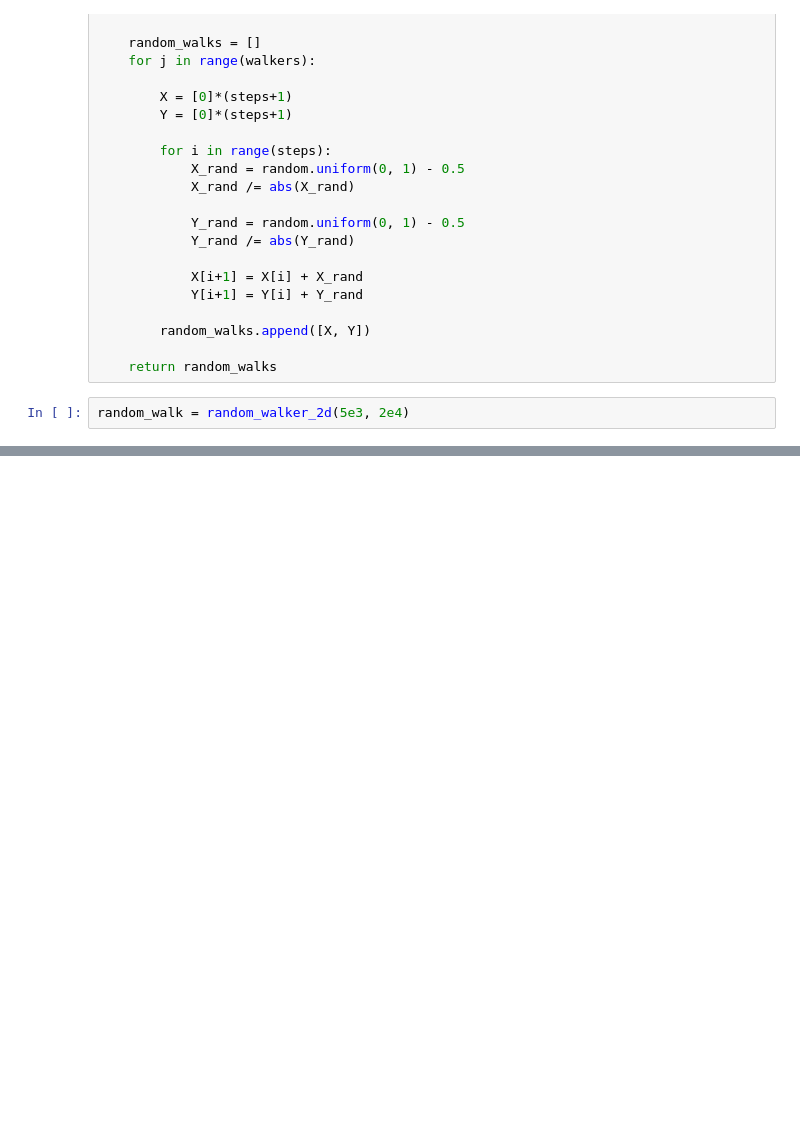
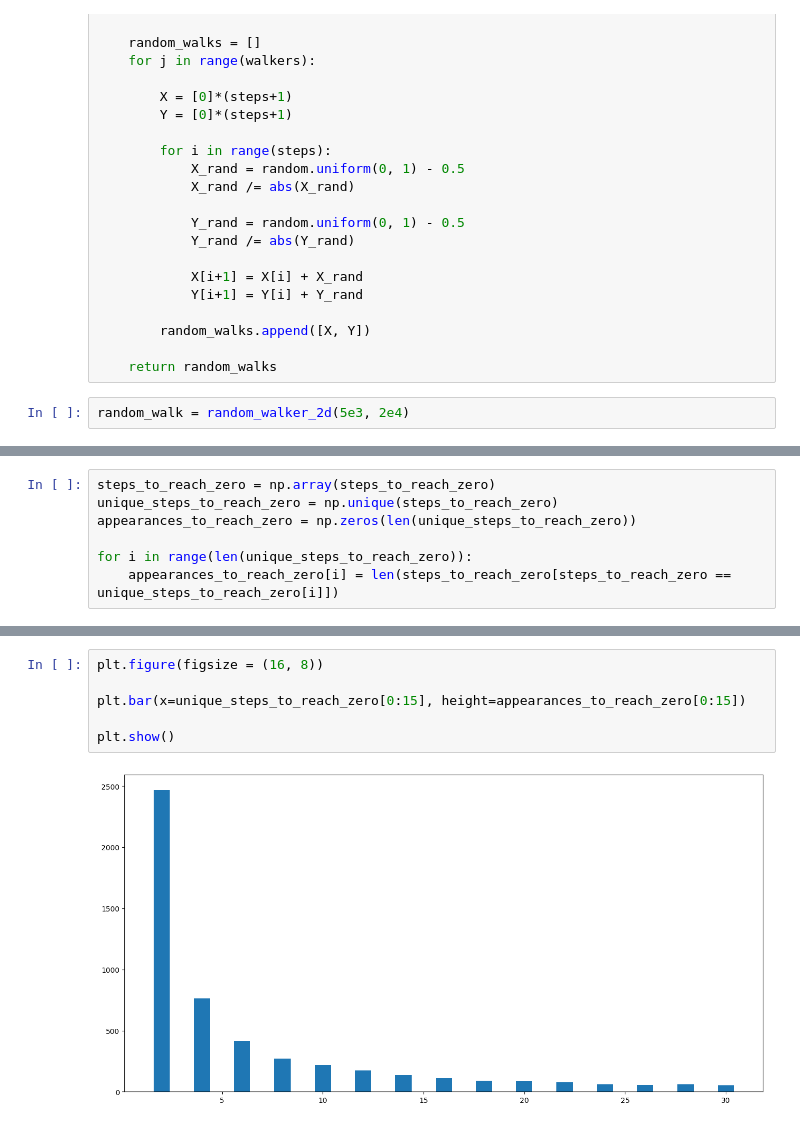
Before and after one commit to TheLightBringer616/Canal-Youtube, a Jupyter notebook: Otros/2D_RandomWalkers.ipynb, the cells around one changed output, grey strips where cells are left out. Saved outputs shown, nothing was run; the diff lists cells and outputs as text; blank space fills up the shorter version.

```diff
--- a/Otros/2D_RandomWalkers.ipynb
+++ b/Otros/2D_RandomWalkers.ipynb
@@ -135,0 +195,7 @@ plt.show()
+# %%
+steps_to_reach_zero = np.array(steps_to_reach_zero)
+unique_steps_to_reach_zero = np.unique(steps_to_reach_zero)
+appearances_to_reach_zero = np.zeros(len(unique_steps_to_reach_zero))
+
+for i in range(len(unique_steps_to_reach_zero)):
+    appearances_to_reach_zero[i] = len(steps_to_reach_zero[steps_to_reach_zero == unique_steps_to_reach_zero[i]])
@@ -135,0 +206,8 @@ plt.show()
+# %%
+plt.figure(figsize = (16, 8))
+
+plt.bar(x=unique_steps_to_reach_zero[0:15], height=appearances_to_reach_zero[0:15])
+
+plt.show()
+# %% [output]
+[figure, added]
```
Also changed, not shown: parts of 13 cells of this notebook, 5 other files.
